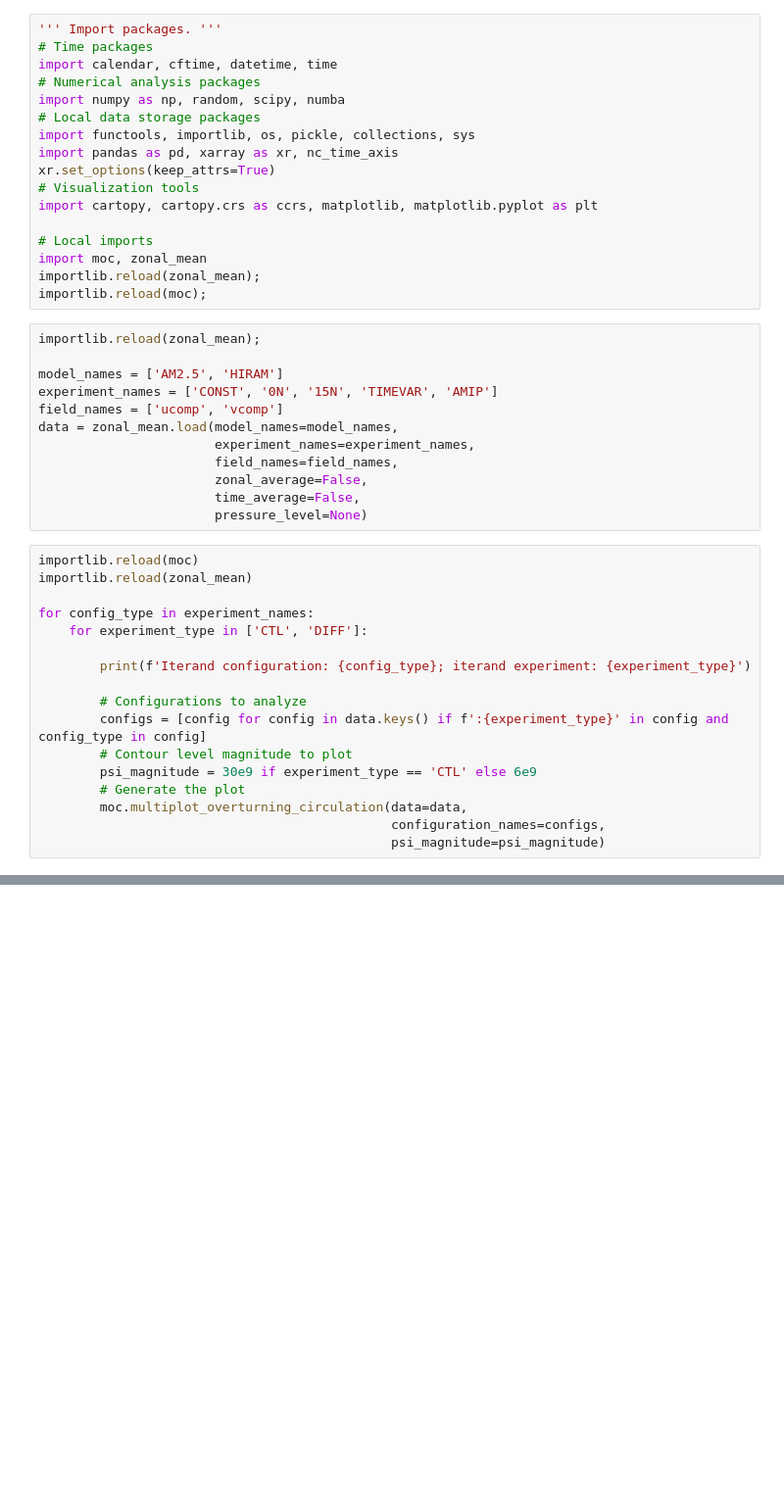
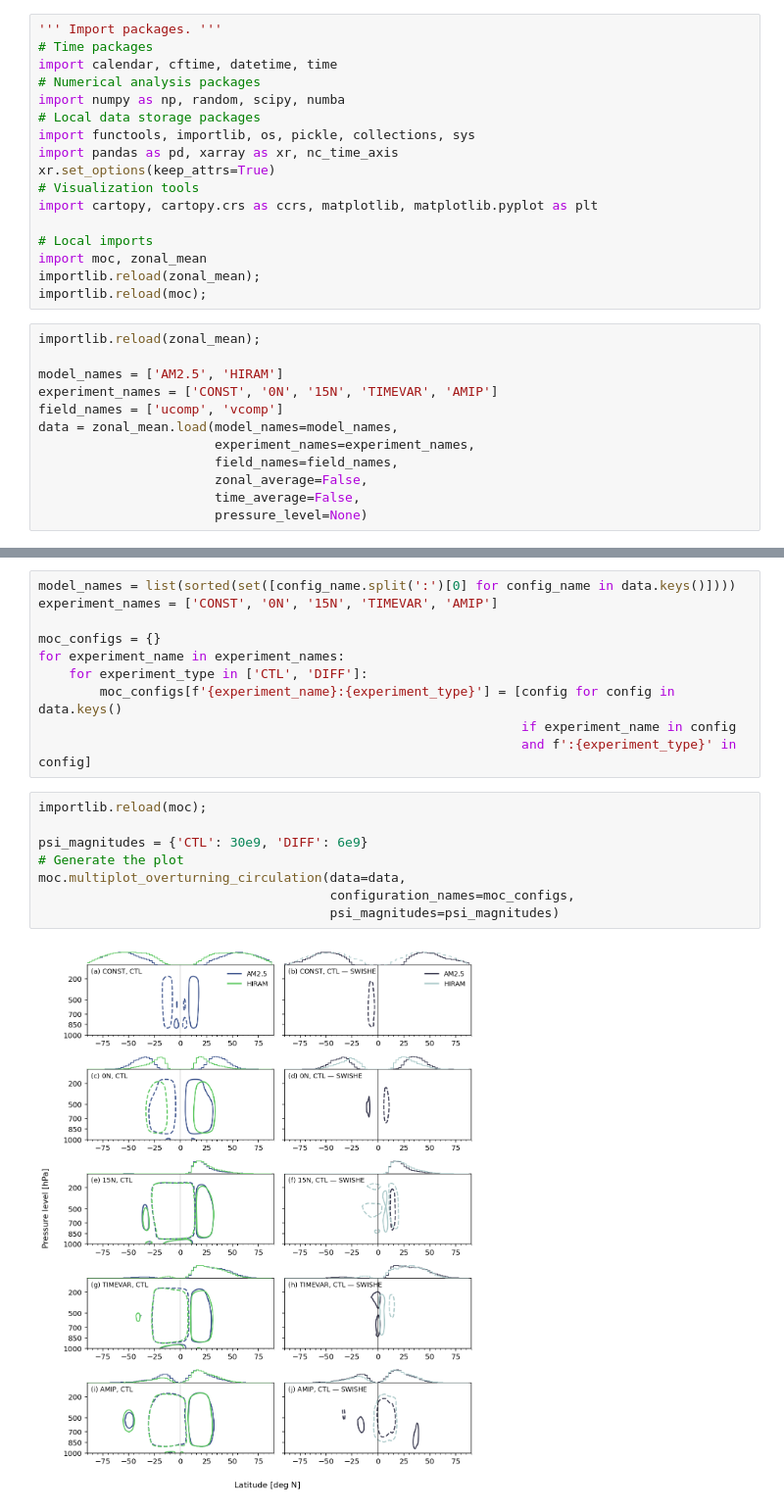
Before and after one commit to mr-gabrielrios/research, a Jupyter notebook: analysis/TC-AQP/scripts/moc.ipynb, the cells around one changed output, grey strips where cells are left out. Shown: that part at 98% size. Saved outputs shown, nothing was run; the diff lists cells and outputs as text; blank space fills up the shorter version.

Commit message:
Largest changes to the meridional overturning analysis script.

```diff
--- a/analysis/TC-AQP/scripts/moc.ipynb
+++ b/analysis/TC-AQP/scripts/moc.ipynb
@@ -27,20 +27,3 @@ data = zonal_mean.load(model_names=model_names,
                        zonal_average=False,
                        time_average=False,
                        pressure_level=None)
-# %%
-importlib.reload(moc)
-importlib.reload(zonal_mean)
-
-for config_type in experiment_names:
-    for experiment_type in ['CTL', 'DIFF']:
-
-        print(f'Iterand configuration: {config_type}; iterand experiment: {experiment_type}')
-
-        # Configurations to analyze
-        configs = [config for config in data.keys() if f':{experiment_type}' in config and config_type in config]
-        # Contour level magnitude to plot
-        psi_magnitude = 30e9 if experiment_type == 'CTL' else 6e9
-        # Generate the plot
-        moc.multiplot_overturning_circulation(data=data,
-                                              configuration_names=configs,
-                                              psi_magnitude=psi_magnitude)
@@ -67,0 +30,20 @@ Iterand configuration: AMIP; iterand experiment: DIFF
+# %%
+model_names = list(sorted(set([config_name.split(':')[0] for config_name in data.keys()])))
+experiment_names = ['CONST', '0N', '15N', 'TIMEVAR', 'AMIP']
+
+moc_configs = {}
+for experiment_name in experiment_names:
+    for experiment_type in ['CTL', 'DIFF']:
+        moc_configs[f'{experiment_name}:{experiment_type}'] = [config for config in data.keys()
+                                                               if experiment_name in config
+                                                               and f':{experiment_type}' in config]
+# %%
+importlib.reload(moc);
+
+psi_magnitudes = {'CTL': 30e9, 'DIFF': 6e9}
+# Generate the plot
+moc.multiplot_overturning_circulation(data=data,
+                                      configuration_names=moc_configs,
+                                      psi_magnitudes=psi_magnitudes)
+# %% [output]
+[figure, added]
```
Also changed, not shown: parts of 1 cell of this notebook, 3 other files.
